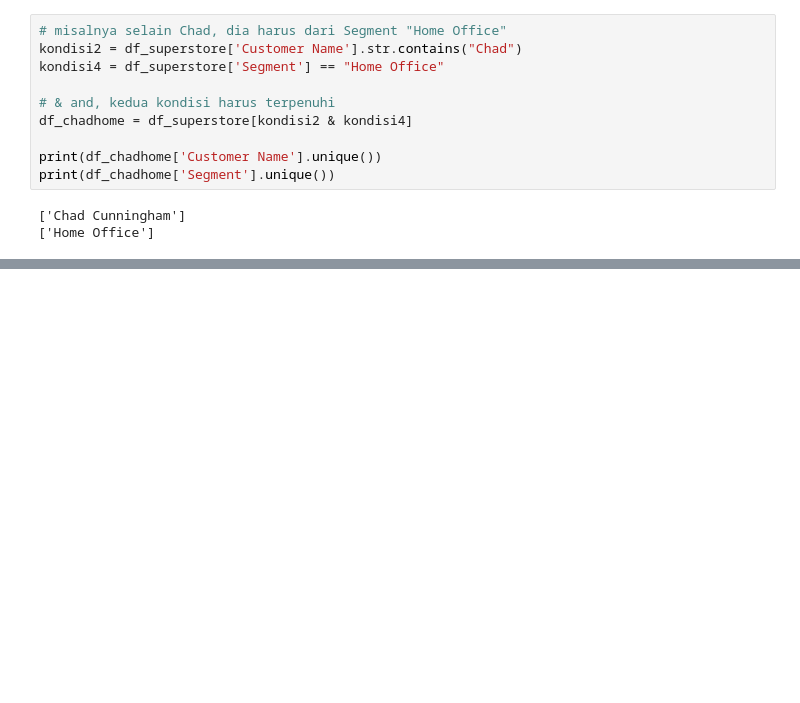
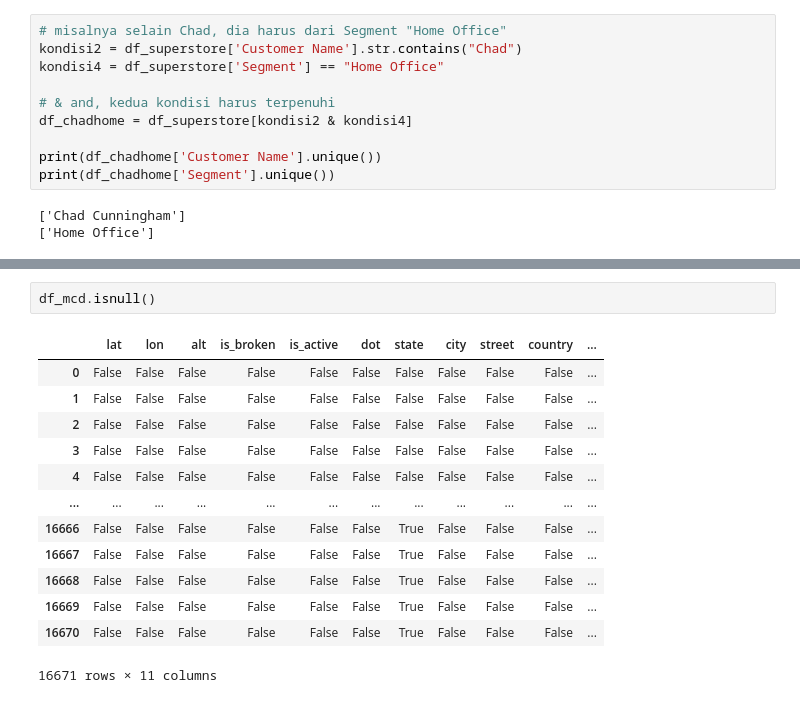
Before and after one commit to stefkwan/pytn_300725, a Jupyter notebook: sesi5_11Aug.ipynb, the cells around one changed output, grey strips where cells are left out. Saved outputs shown, nothing was run; the diff lists cells and outputs as text; blank space fills up the shorter version.

```diff
--- a/sesi5_11Aug.ipynb
+++ b/sesi5_11Aug.ipynb
@@ -519,0 +641,16 @@ print(df_chadhome['Segment'].unique())
+# %%
+df_mcd.isnull()
+# %% [output]
+|  | lat | lon | alt | is_broken | is_active | dot | state | city | street | country | ... |
+| 0 | False | False | False | False | False | False | False | False | False | False | ... |
+| 1 | False | False | False | False | False | False | False | False | False | False | ... |
+| 2 | False | False | False | False | False | False | False | False | False | False | ... |
+| 3 | False | False | False | False | False | False | False | False | False | False | ... |
+| 4 | False | False | False | False | False | False | False | False | False | False | ... |
+| ... | ... | ... | ... | ... | ... | ... | ... | ... | ... | ... | ... |
+| 16666 | False | False | False | False | False | False | True | False | False | False | ... |
+| 16667 | False | False | False | False | False | False | True | False | False | False | ... |
+| 16668 | False | False | False | False | False | False | True | False | False | False | ... |
+| 16669 | False | False | False | False | False | False | True | False | False | False | ... |
+| 16670 | False | False | False | False | False | False | True | False | False | False | ... |
+16671 rows × 11 columns
```
Also changed, not shown: parts of 44 cells of this notebook.
